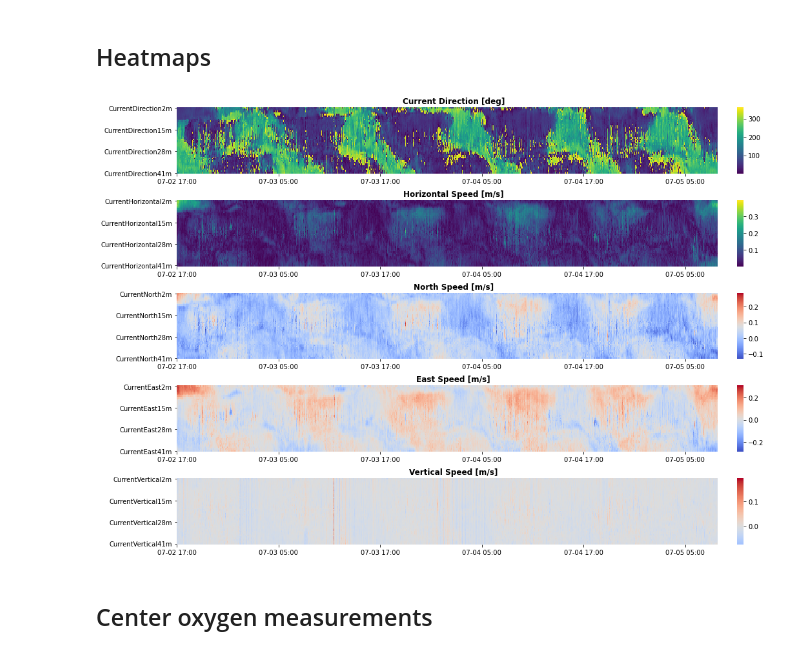
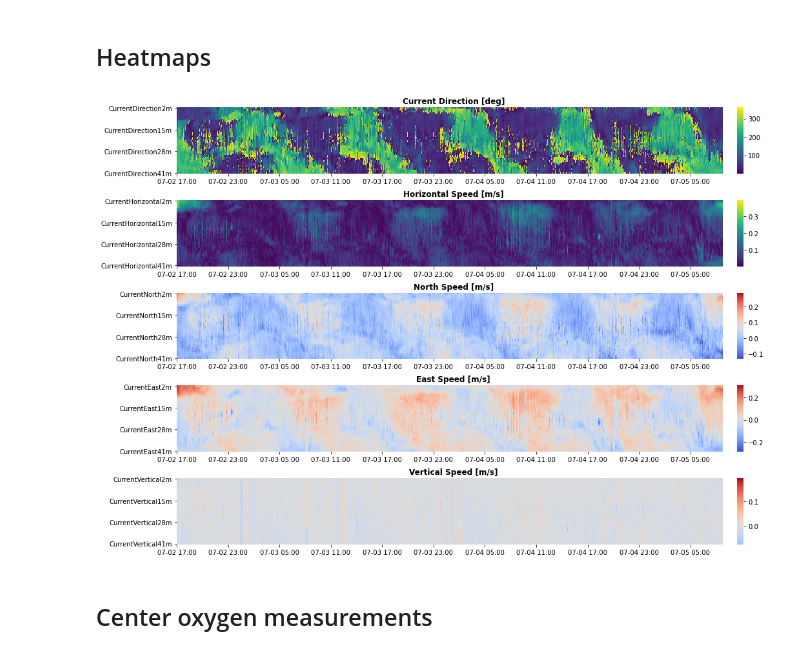
Before and after one commit to larsmmo/Master, a Jupyter notebook: src/visualization.ipynb, the cells around one changed output. Drawn from its saved outputs; the diff is of its cells as text; code cells hidden in the pictures.

```diff
--- a/src/visualization.ipynb
+++ b/src/visualization.ipynb
@@ -27,39 +31,39 @@ df.head()
 # TODO: Fix axis labels and ticks
 
 fig, ax = plt.subplots(5,1,figsize=(15,10))
 fig.tight_layout()
 fig.subplots_adjust(hspace=0.4)
 
 #gs = gridspec.GridSpec(6,5)
 
 ax[0].set_title('Current Direction [deg]', fontweight='bold')
 ax[1].set_title('Horizontal Speed [m/s]', fontweight='bold')
 ax[2].set_title('North Speed [m/s]', fontweight='bold')
 ax[3].set_title('East Speed [m/s]', fontweight='bold')
 ax[4].set_title('Vertical Speed [m/s]', fontweight='bold')
 
 currentDir = df['07-02 17:00':].loc[:,'CurrentDirection2m':'CurrentDirection41m'].transpose()
 currentHori = df['07-02 17:00':].loc[:,'CurrentHorizontal2m':'CurrentHorizontal41m'].transpose()
 currentVert = df['07-02 17:00':].loc[:,'CurrentVertical2m':'CurrentVertical41m'].transpose()
 currentNorth = df['07-02 17:00':].loc[:,'CurrentNorth2m':'CurrentNorth41m'].transpose()
 currentEast = df['07-02 17:00':].loc[:,'CurrentEast2m':'CurrentEast41m'].transpose()
 tideLvl = df['07-02 17:00':].loc[:,'TideLevel'].dropna().transpose()
 
-sb.heatmap(currentDir, xticklabels=720, yticklabels = 13, cmap='viridis', ax=ax[0], cbar_kws=dict(pad=0.01, aspect=10))
-sb.heatmap(currentHori, xticklabels=720, yticklabels = 13, cmap='viridis', ax=ax[1], cbar_kws=dict(pad=0.01, aspect=10))
-sb.heatmap(currentNorth, xticklabels=720, yticklabels = 13, cmap='coolwarm', ax=ax[2], cbar_kws=dict(pad=0.01, aspect=10))
-sb.heatmap(currentEast, xticklabels=720, yticklabels = 13, cmap='coolwarm', ax=ax[3], cbar_kws=dict(pad=0.01, aspect=10))
-sb.heatmap(currentVert, xticklabels=720, yticklabels = 13, cmap='coolwarm', ax=ax[4], center = 0.00, cbar_kws=dict(pad=0.01, aspect=10))
+sb.heatmap(currentDir, xticklabels=360, yticklabels = 13, cmap='viridis', ax=ax[0], cbar_kws=dict(pad=0.01, aspect=10))
+sb.heatmap(currentHori, xticklabels=360, yticklabels = 13, cmap='viridis', ax=ax[1], cbar_kws=dict(pad=0.01, aspect=10))
+sb.heatmap(currentNorth, xticklabels=360, yticklabels = 13, cmap='coolwarm', ax=ax[2], cbar_kws=dict(pad=0.01, aspect=10))
+sb.heatmap(currentEast, xticklabels=360, yticklabels = 13, cmap='coolwarm', ax=ax[3], cbar_kws=dict(pad=0.01, aspect=10))
+sb.heatmap(currentVert, xticklabels=360, yticklabels = 13, cmap='coolwarm', ax=ax[4], center = 0.00, cbar_kws=dict(pad=0.01, aspect=10))
 
 # TODO fix tide plot
 #tideLvl.plot(ax=ax[5])
 #ax[5].margins(0.0, 0.1)
 
 for axis in ax:
     axis.xaxis.label.set_visible(False)
     #axis.yaxis.set_label('Depth')
 # %% [output]
-[figure, old version]
+[figure, new version]
 # %% [markdown]
 ## Center oxygen measurements
 # %% [markdown]
```
Also changed, not shown: parts of 10 cells of this notebook, 1 other file.
